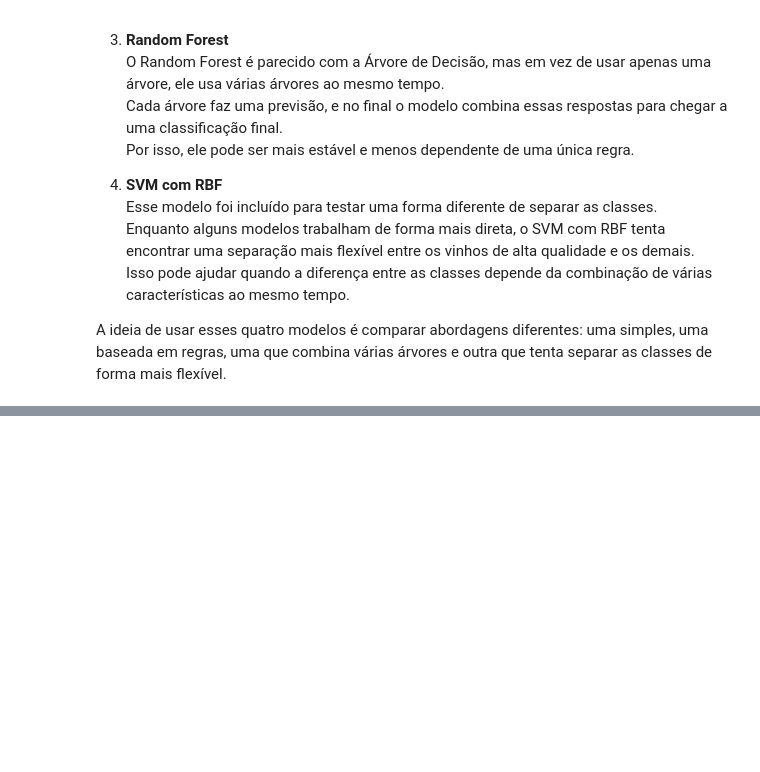
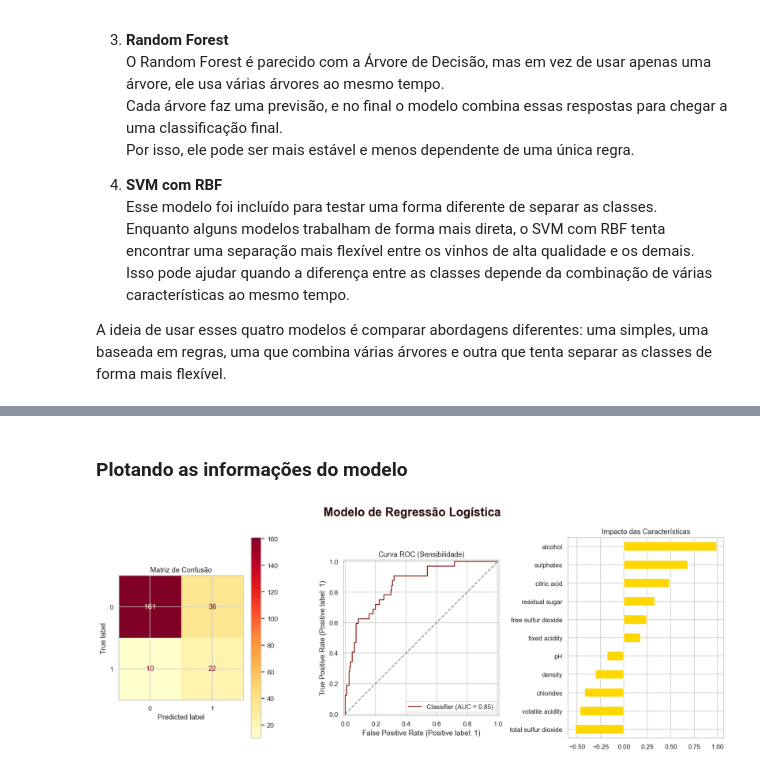
Before and after one commit to monicajss/fiap_techchallenge, a Jupyter notebook: fase-2/notebooks/Notebook_Vinhos.ipynb, the cells around one changed output, grey strips where cells are left out. Cells and saved outputs as stored; diff of their text form; code cells hidden in the pictures; blank space fills up the shorter version.

```diff
--- a/fase-2/notebooks/Notebook_Vinhos.ipynb
+++ b/fase-2/notebooks/Notebook_Vinhos.ipynb
@@ -191,7 +325,8 @@ from sklearn.model_selection import train_test_split
 # %%
+# Dividindo os dados entre treino e teste
 # Separando os dados entre treino e teste
-X_train, X_test, Y_train, Y_test = train_test_split(
-    X, Y, test_size=0.2, random_state=42, stratify=Y
+X_train, X_test, y_train, y_test = train_test_split(
+    X, y, test_size=0.2, random_state=42, stratify=y
 )
 # %% [markdown]
 ## 5. Treinamento dos Modelos
@@ -222,0 +371,6 @@ A ideia de usar esses quatro modelos é comparar abordagens diferentes: uma simp
+# %%
+# Treinando a nossa esteira completa com os dados de treino
+# Método fit ajusta/treina o modelo com os dados de treino, aplicando as transformações definidas no pipeline.
+# X_train é a tabela com as variáveis preditoras de treino (tipo caderno de questões)
+# y_train é a variável alvo de treino (o gabarito com as respostas)
+lr_pipeline.fit(X_train, y_train)
@@ -222,0 +384,8 @@ A ideia de usar esses quatro modelos é comparar abordagens diferentes: uma simp
+# %%
+# Gerando palpites finais (0 ou 1) para o conjunto de teste
+y_pred = lr_pipeline.predict(X_test) # Este método trás o resultado final
+
+# Gerando as probabilidades de o vinho ser de alta qualidade (Classe 1)
+y_proba = lr_pipeline.predict_proba(X_test)[:, 1] # Este método devolve o nível de certeza do modelo trazendo a segunda coluna (1)
+                                                  # que é a métrica ROC pra avaliar a probabilidade da classe positiva (alta qualidade).
+                                                  # A primeira coluna (0) é a probabilidade da classe negativa (baixa/média qualidade).
@@ -222,0 +430,39 @@ A ideia de usar esses quatro modelos é comparar abordagens diferentes: uma simp
+# %% [markdown]
+### Plotando as informações do modelo
+# %%
+# Configurando o tema visual e o tamanho do painel
+sns.set_theme(style="whitegrid") # Configura o estilo visual dos gráficos
+plt.rcParams['figure.figsize'] = (15, 6) # Define o tamanho padrão dos gráficos para 15 polegadas de largura e 6 polegadas de altura
+
+# Criando o esqueleto com 3 sub-gráficos lado a lado
+fig, (ax1, ax2, ax3) = plt.subplots(1, 3) # Cria uma figura com 3 subplots lado a lado
+
+# Adicionando título principal do modelo
+plt.suptitle("Modelo de Regressão Logística", fontsize=20, weight='bold', color='#2b0a0a') # Adiciona título principal do modelo com fonte maior, negrito e cor personalizada
+
+# Plotando a Matriz de Confusão no primeiro eixo
+ConfusionMatrixDisplay.from_predictions(y_test, y_pred, ax=ax1, cmap='YlOrRd') # Plota a matriz de confusão usando as previsões do modelo e o conjunto de teste
+ax1.set_title("Matriz de Confusão") # Titulo do gráfico da matriz de confusão
+
+# Plotando a Curva ROC no segundo eixo
+RocCurveDisplay.from_predictions(y_test, y_proba, ax=ax2, color='darkred') # Plota a curva ROC usando as probabilidades previstas pelo modelo e o conjunto de teste
+ax2.plot([0, 1], [0, 1], 'k--', alpha=0.5)
+ax2.set_title("Curva ROC (Sensibilidade)") # Titulo do gráfico da curva ROC
+
+# Extraindo e plotando os coeficientes (impacto) no terceiro eixo
+coefs = lr_pipeline.named_steps['model'].coef_[0] # Acessa os coeficientes do modelo de regressão logística treinado, que indicam a importância de cada variável preditora na decisão do modelo
+features = X_train.columns                        # Acessa os nomes das colunas do conjunto de treino, que correspondem às variáveis preditoras usadas no modelo
+importancia = pd.Series(coefs, index=features).sort_values() # Cria uma série pandas com os coeficientes do modelo, indexada pelos nomes das variáveis preditoras ordenadas
+importancia.plot(kind='barh', ax=ax3, color='gold') # Plota um gráfico de barras horizontal mostrando a importância de cada característica na decisão do modelo
+ax3.set_title("Impacto das Características") # Titulo do gráfico do impacto das características
+
+# Ajustando o espaçamento entre os gráficos
+plt.tight_layout()
+
+# Salvando o gráfico automaticamente na pasta de resultados
+plt.savefig(results_dir / 'regressao_logistica_outputs.png', dpi=300, bbox_inches='tight')
+
+# Plotando o gráfico
+plt.show()
+# %% [output]
+[figure, added]
```
Also changed, not shown: parts of 67 cells of this notebook, 10 other files.
